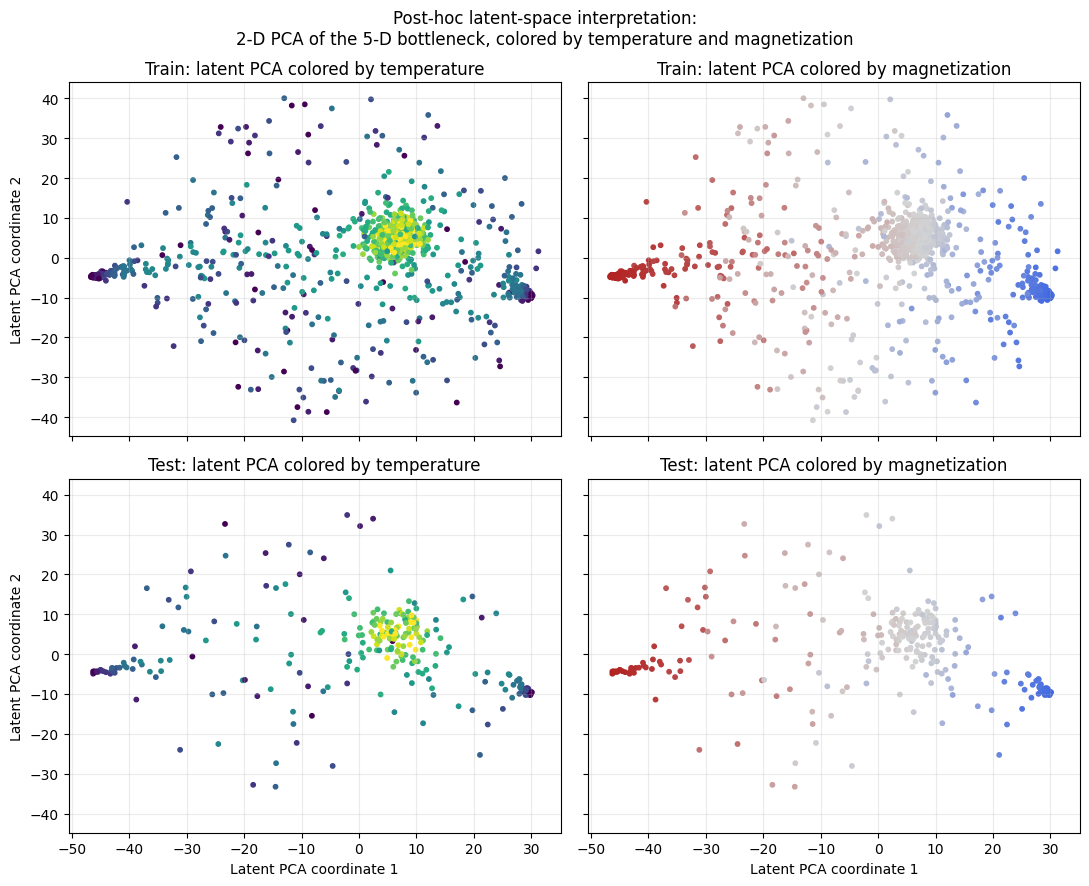
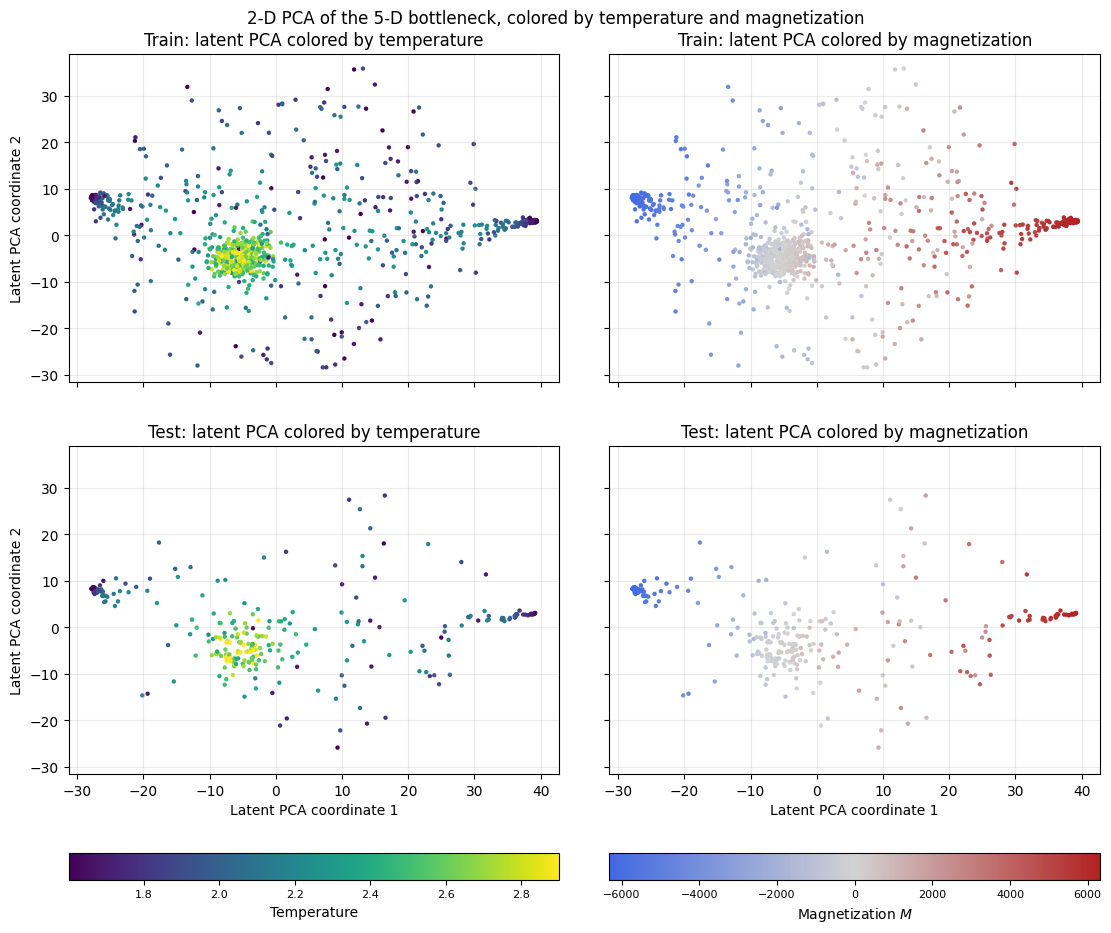
The notebook cell's code change between the first figure and the second:
--- before
+++ after
@@ -1,14 +1,18 @@
-from matplotlib.colors import LinearSegmentedColormap, TwoSlopeNorm
+from matplotlib.colors import LinearSegmentedColormap, TwoSlopeNorm, Normalize
 
 # ---------- Visualization: 5-D bottleneck projected to 2-D with PCA ----------
-# Fit PCA on the training bottleneck only, then transform test.
-# This avoids using test information to choose the latent projection.
 pca = PCA(n_components=2, random_state=seed)
 latent_train_2d = pca.fit_transform(latent_train)
 latent_test_2d = pca.transform(latent_test)
 
-# Signed magnetization sum (not absolute magnetization)
+# Signed magnetization sum
 mag_train = magnetization_sum(X_train)
 mag_test = magnetization_sum(X_test)
+
+# Shared temperature normalization for train and test
+temp_norm = Normalize(
+    vmin=min(np.min(T_train), np.min(T_test)),
+    vmax=max(np.max(T_train), np.max(T_test))
+)
 
 # Blue -> grey -> red colormap for signed magnetization
@@ -18,9 +22,28 @@
 )
 
-# Center the colormap at zero magnetization
+# Center magnetization colormap at zero
 mag_lim = max(np.abs(mag_train).max(), np.abs(mag_test).max())
 mag_norm = TwoSlopeNorm(vmin=-mag_lim, vcenter=0.0, vmax=mag_lim)
 
-fig, axes = plt.subplots(2, 2, figsize=(11, 9), sharex=True, sharey=True)
+# Figure with an extra row for the colorbars
+fig = plt.figure(figsize=(11, 9), constrained_layout=True)
+
+gs = fig.add_gridspec(
+    nrows=3,
+    ncols=2,
+    height_ratios=[1, 1, 0.08],
+    hspace=0.12,
+    wspace=0.08
+)
+
+axes = np.empty((2, 2), dtype=object)
+
+axes[0, 0] = fig.add_subplot(gs[0, 0])
+axes[0, 1] = fig.add_subplot(gs[0, 1], sharex=axes[0, 0], sharey=axes[0, 0])
+axes[1, 0] = fig.add_subplot(gs[1, 0], sharex=axes[0, 0], sharey=axes[0, 0])
+axes[1, 1] = fig.add_subplot(gs[1, 1], sharex=axes[0, 0], sharey=axes[0, 0])
+
+cax_temp = fig.add_subplot(gs[2, 0])
+cax_mag = fig.add_subplot(gs[2, 1])
 
 # ---- Row 1: training data ----
@@ -30,4 +53,7 @@
     c=T_train,
     s=10,
+    cmap="viridis",
+    norm=temp_norm,
+    edgecolors="none"
 )
 axes[0, 0].set_title("Train: latent PCA colored by temperature")
@@ -42,4 +68,5 @@
     cmap=blue_grey_red,
     norm=mag_norm,
+    edgecolors="none"
 )
 axes[0, 1].set_title("Train: latent PCA colored by magnetization")
@@ -52,4 +79,7 @@
     c=T_test,
     s=10,
+    cmap="viridis",
+    norm=temp_norm,
+    edgecolors="none"
 )
 axes[1, 0].set_title("Test: latent PCA colored by temperature")
@@ -65,4 +95,5 @@
     cmap=blue_grey_red,
     norm=mag_norm,
+    edgecolors="none"
 )
 axes[1, 1].set_title("Test: latent PCA colored by magnetization")
@@ -70,22 +101,38 @@
 axes[1, 1].grid(alpha=0.25)
 
-"""
-# One colorbar for the temperature column
-cbar_temp = fig.colorbar(sc_train_temp, ax=axes[:, 0], fraction=0.025, pad=0.04)
+# Hide repeated tick labels for a cleaner shared-axis layout
+for ax in axes[0, :]:
+    ax.tick_params(labelbottom=False)
+
+for ax in axes[:, 1]:
+    ax.tick_params(labelleft=False)
+
+# ---- Horizontal colorbars below each column ----
+cbar_temp = fig.colorbar(
+    sc_train_temp,
+    cax=cax_temp,
+    orientation="horizontal"
+)
 cbar_temp.set_label("Temperature")
+cbar_temp.ax.tick_params(labelsize=8)
 
-# One colorbar for the magnetization column
-cbar_mag = fig.colorbar(sc_train_mag, ax=axes[:, 1], fraction=0.025, pad=0.04)
-cbar_mag.set_label("Signed magnetization M = Σ_i s_i")
-"""
+cbar_mag = fig.colorbar(
+    sc_train_mag,
+    cax=cax_mag,
+    orientation="horizontal"
+)
+cbar_mag.set_label("Magnetization $M$")
+cbar_mag.ax.tick_params(labelsize=8)
 
 fig.suptitle(
-    "Post-hoc latent-space interpretation:\n"
     "2-D PCA of the 5-D bottleneck, colored by temperature and magnetization",
-    y=0.98
+    y=1.02
 )
 
-plt.tight_layout()
-fig.savefig("ae_latent_pca_2x2_train_test_temperature_magnetization.png",
-            dpi=300, bbox_inches="tight")
+fig.savefig(
+    "ae_latent_pca_2x2_train_test_temperature_magnetization.png",
+    dpi=300,
+    bbox_inches="tight"
+)
+
 plt.show()

Commit: Figures updated